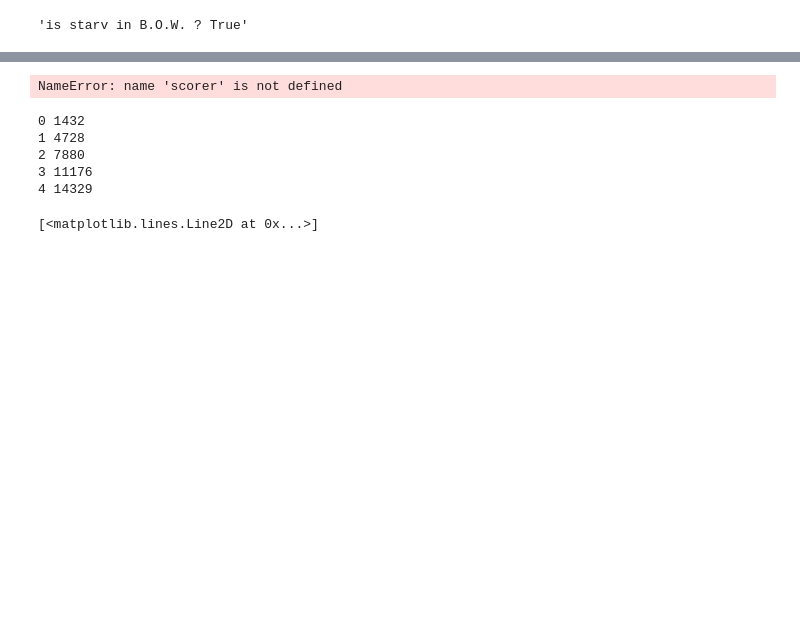
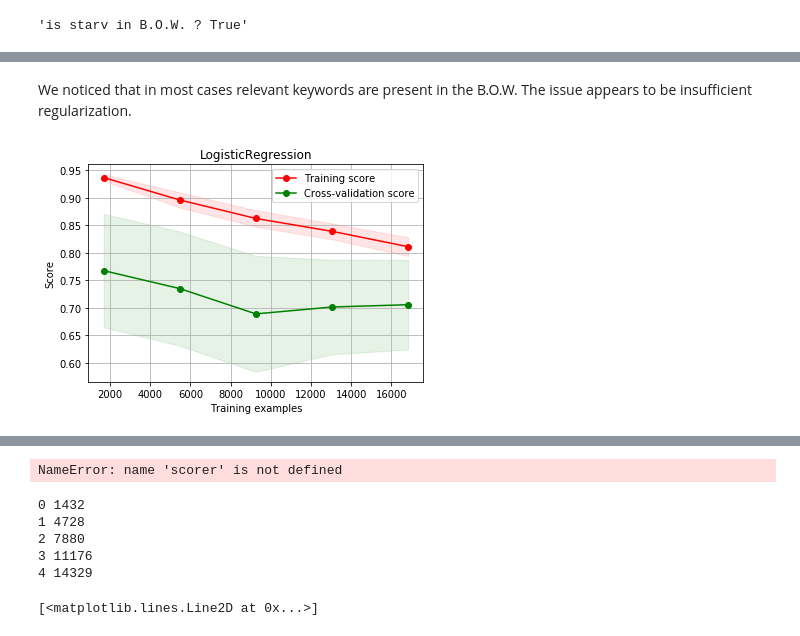
Before and after one commit to marco-bellini/NLP_disaster, a Jupyter notebook: classify_ttv.ipynb, the cells around one changed output, grey strips where cells are left out. Cells and saved outputs as stored; diff of their text form; code cells hidden in the pictures; blank space fills up the shorter version.

```diff
--- a/classify_ttv.ipynb
+++ b/classify_ttv.ipynb
@@ -538,9 +539,9 @@ pipe1kS= Pipeline([
 # %%
-bow=CountVectorizer(tokenizer = spacy_tokenizer_stemmer, max_df=0.9,min_df=2, max_features=10000)
+bow_bal=CountVectorizer(tokenizer = spacy_tokenizer_stemmer, max_df=0.9,min_df=1, max_features=2000)
 tfidf=TfidfTransformer()
 
 # we can train the B.O.W. vectorizer on the smaller message dataset.
-bow.fit(X_train2)
+bow_bal.fit(X_train2)
 
 # # however, there's no reason to discard the negative messages once the vectorizer is trained
 # # in this way we choose better the words of the B.O.W. but we retain the number of messages
@@ -569,10 +570,9 @@ display( 'is %s in B.O.W. ? %s' %  (check_word, check_word in words))
 # however, there's no reason to discard the negative messages once the vectorizer is trained
 # in this way we choose better the words of the B.O.W. but we retain the number of messages
 
-Xbow_train=bow.transform(X_train)
+Xbow_train=bow_bal.transform(X_train)
 X_train_tdidf2 = tfidf.fit_transform(Xbow_train)
 
-Xbow_test = bow.transform(X_test)
+Xbow_test = bow_bal.transform(X_test)
 X_test_tdidf2 = tfidf.transform(Xbow_test)
-#
 # %%
@@ -587,0 +594,14 @@ bow1k_bal={'Xtrain':X_train_tdidf2, 'Ytrain':Y_train, 'Xtest':X_test_tdidf2, 'Yt
+# %%
+clf.fit(bow1k_bal['Xtrain'], bow1k_bal['Ytrain'])
+y_score = clf.predict_proba(bow1k_bal['Xtest'] )[:,1]
+y_pred = clf.predict(bow1k_bal['Xtest'])
+Y_test=bow1k_bal['Ytest']
+rf=dfh.add_metrics(Y_test,y_score,y_pred,'RF_50_bal',rf)
+
+print("accuracy_score: ",accuracy_score(Y_test,y_pred))
+print("average precision: ",average_precision_score(Y_test,y_score))
+
+print("balanced_accuracy_score: ",balanced_accuracy_score(Y_test,y_pred))
+print("ROC AUC: ",roc_auc_score(Y_test,y_score))
+print()
+print(classification_report(Y_test,y_pred))
@@ -587,0 +754,8 @@ bow1k_bal={'Xtrain':X_train_tdidf2, 'Ytrain':Y_train, 'Xtest':X_test_tdidf2, 'Yt
+# %% [markdown]
+We noticed that in most cases relevant keywords are present in the B.O.W. The issue appears to be insufficient regularization.
+# %%
+clf_lr=LogisticRegression(random_state=0, solver='liblinear',penalty='l1',max_iter=200,class_weight='balanced' )
+dfh.plot_learning_curve(clf_lr, 'LogisticRegression',  bow1k_bal['Xtrain'], bow1k_bal['Ytrain'], ylim=None, cv=5,
+                    n_jobs=4, train_sizes=np.linspace(.1, 1.0, 5), scoring='f1');
+# %% [output]
+[figure, added]
```
Also changed, not shown: parts of 74 cells of this notebook.
